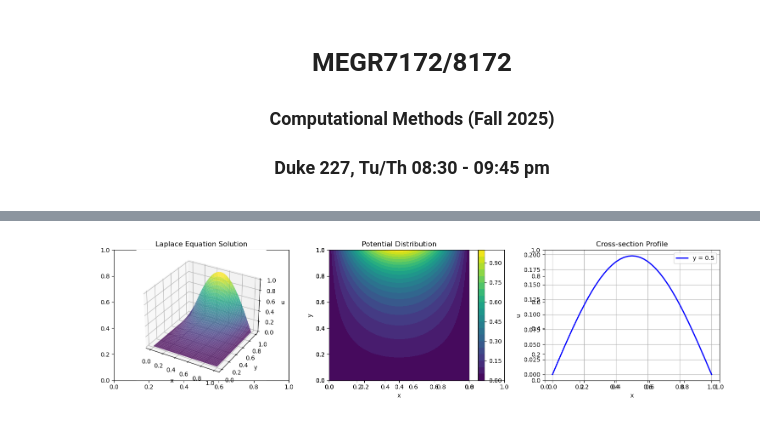
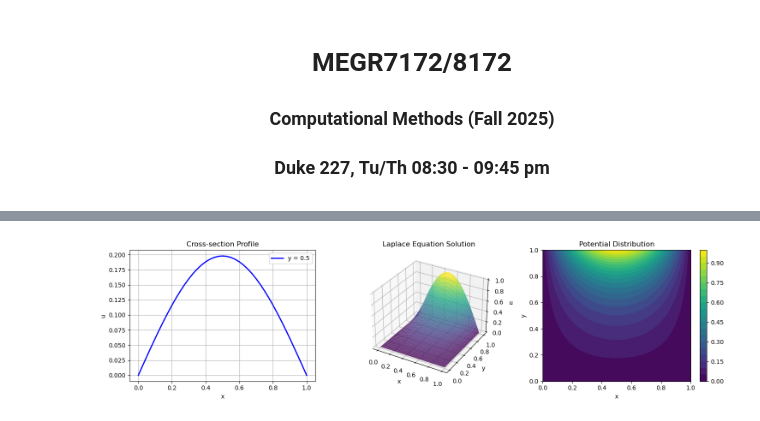
Before and after one commit to MaterSim/ComputationalMethods, a Jupyter notebook: Lectures/Lec_18_poisson.ipynb, the cells around one changed output, grey strips where cells are left out. Saved outputs shown, nothing was run; the diff lists cells and outputs as text; code cells hidden in the pictures.

```diff
--- a/Lectures/Lec_18_poisson.ipynb
+++ b/Lectures/Lec_18_poisson.ipynb
@@ -298,8 +377,6 @@ def solve_laplace_2d_iterative(Lx, Ly, Nx, Ny, bc_func, method='gauss_seidel', m
     using iterative methods (Jacobi or Gauss-Seidel)
     """
     # Grid setup
-    dx = Lx / Nx
-    dy = Ly / Ny
     x = np.linspace(0, Lx, Nx + 1)
     y = np.linspace(0, Ly, Ny + 1)
     X, Y = np.meshgrid(x, y)
@@ -315,11 +392,9 @@ def solve_laplace_2d_iterative(Lx, Ly, Nx, Ny, bc_func, method='gauss_seidel', m
 
     # Iterative solution
     for iteration in range(max_iter):
-        if method == 'jacobi':
-            u_old = u.copy()
+        u_old = u.copy()
 
         max_change = 0.0
-
         for j in range(1, Ny):
             for i in range(1, Nx):
                 old_value = u[j, i]
@@ -336,15 +411,15 @@ def solve_laplace_2d_iterative(Lx, Ly, Nx, Ny, bc_func, method='gauss_seidel', m
                 change = abs(u[j, i] - old_value)
                 max_change = max(max_change, change)
 
+        # Print progress every 100 iterations
+        if (iteration + 1) % 500 == 0:
+            print(f"{method}-Iteration {iteration+1}: max change = {max_change:.2e}")
+
         # Check convergence based on maximum change
         if max_change < tol:
             print(f"{method.replace('_', '-').title()} converged in {iteration+1} iterations")
             print(f"Final residual: {max_change:.2e}")
             break
-
-        # Print progress every 100 iterations
-        if (iteration + 1) % 100 == 0:
-            print(f"Iteration {iteration+1}: max change = {max_change:.2e}")
     else:
         print(f"{method.replace('_', '-').title()} did not converge in {max_iter} iterations")
         print(f"Final residual: {max_change:.2e}")
@@ -352,11 +427,6 @@ def solve_laplace_2d_iterative(Lx, Ly, Nx, Ny, bc_func, method='gauss_seidel', m
     return X, Y, u, iteration+1
 # %%
 # Example 2: Laplace Equation - Boundary value problem
-print("\nExample 2: Laplace Equation with Iterative Methods")
-
-# Parameters for Laplace equation
-Lx = Ly = 1.0
-Nx = Ny = 40
 
 # Boundary condition function for Laplace equation
 def boundary_func_laplace(x, y):
@@ -365,48 +435,61 @@ def boundary_func_laplace(x, y):
     else:
         return 0.0
 
-# Compare Jacobi vs Gauss-Seidel methods
+# Parameters for Laplace equation
+Lx = Ly = 1.0
+Nx = Ny = 40
+
 print("\nComparing iterative methods:")
 
 # Solve using Jacobi iteration
-print("Jacobi method:")
+print("\n" + "="*50)
+print("JACOBI METHOD:")
+print("="*50)
 X_jacobi, Y_jacobi, u_jacobi, iter_jacobi = solve_laplace_2d_iterative(
     Lx, Ly, Nx, Ny, boundary_func_laplace, method='jacobi', max_iter=2000, tol=1e-5)
 
-print("\nGauss-Seidel method:")
 # Solve using Gauss-Seidel iteration
+print("\n" + "="*50)
+print("GAUSS-SEIDEL METHOD:")
+print("="*50)
 X_iter, Y_iter, u_iter, iterations = solve_laplace_2d_iterative(
     Lx, Ly, Nx, Ny, boundary_func_laplace, method='gauss_seidel', max_iter=1000, tol=1e-5)
 
 # Plot Laplace equation results
-fig, axes = plt.subplots(1, 3, figsize=(15, 4))
+fig = plt.figure(figsize=(15, 4))
 
-# 3D surface plot
-ax1 = fig.add_subplot(131, projection='3d')
-surf1 = ax1.plot_surface(X_iter, Y_iter, u_iter, cmap='viridis', alpha=0.8)
-ax1.set_title('Laplace Equation Solution')
-ax1.set_xlabel('x'); ax1.set_ylabel('y'); ax1.set_zlabel('u')
+# Cross-section at y = 0.5 (first plot)
+ax1 = fig.add_subplot(131)
+mid_idx = Ny // 2
+ax1.plot(X_iter[mid_idx, :], u_iter[mid_idx, :], 'b-', linewidth=2, label='y = 0.5')
+ax1.set_title('Cross-section Profile')
+ax1.set_xlabel('x')
+ax1.set_ylabel('u')
+ax1.grid(True)
+ax1.legend()
 
-# Contour plot
-ax2 = fig.add_subplot(132)
-contour1 = ax2.contourf(X_iter, Y_iter, u_iter, levels=20, cmap='viridis')
-ax2.set_title('Potential Distribution')
-ax2.set_xlabel('x'); ax2.set_ylabel('y')
-plt.colorbar(contour1, ax=ax2)
+# 3D surface plot (second plot)
+ax2 = fig.add_subplot(132, projection='3d')
+surf2 = ax2.plot_surface(X_iter, Y_iter, u_iter, cmap='viridis', alpha=0.8)
+ax2.set_title('Laplace Equation Solution')
+ax2.set_xlabel('x'); ax2.set_ylabel('y'); ax2.set_zlabel('u')
 
-# Cross-section at y = 0.5
+# Contour plot (third plot)
 ax3 = fig.add_subplot(133)
-mid_idx = Ny // 2
-ax3.plot(X_iter[mid_idx, :], u_iter[mid_idx, :], 'b-', linewidth=2, label='y = 0.5')
-ax3.set_title('Cross-section Profile')
-ax3.set_xlabel('x')
-ax3.set_ylabel('u')
-ax3.grid(True)
-ax3.legend()
+contour3 = ax3.contourf(X_iter, Y_iter, u_iter, levels=20, cmap='viridis')
+ax3.set_title('Potential Distribution')
+ax3.set_xlabel('x'); ax3.set_ylabel('y')
+plt.colorbar(contour3, ax=ax3)
 
 plt.tight_layout()
 plt.show()
 
-print(f"Converged in {iterations} iterations")
+print("\n" + "="*60)
+print("ITERATIVE METHOD COMPARISON:")
+print("="*60)
+print(f"Jacobi:       Converged in {iter_jacobi:4d} iterations")
+print(f"Gauss-Seidel: Converged in {iterations:4d} iterations")
+print(f"Speedup:      {iter_jacobi/iterations:.1f}x faster with Gauss-Seidel")
 print(f"Solution range: {np.min(u_iter):.3f} to {np.max(u_iter):.3f}")
+print("="*60)
 # %% [output]
@@ -430 +512 @@ Final residual: 9.97e-06
-[figure, old version]
+[figure, new version]
```
Also changed, not shown: parts of 9 cells of this notebook, 2 other files.
